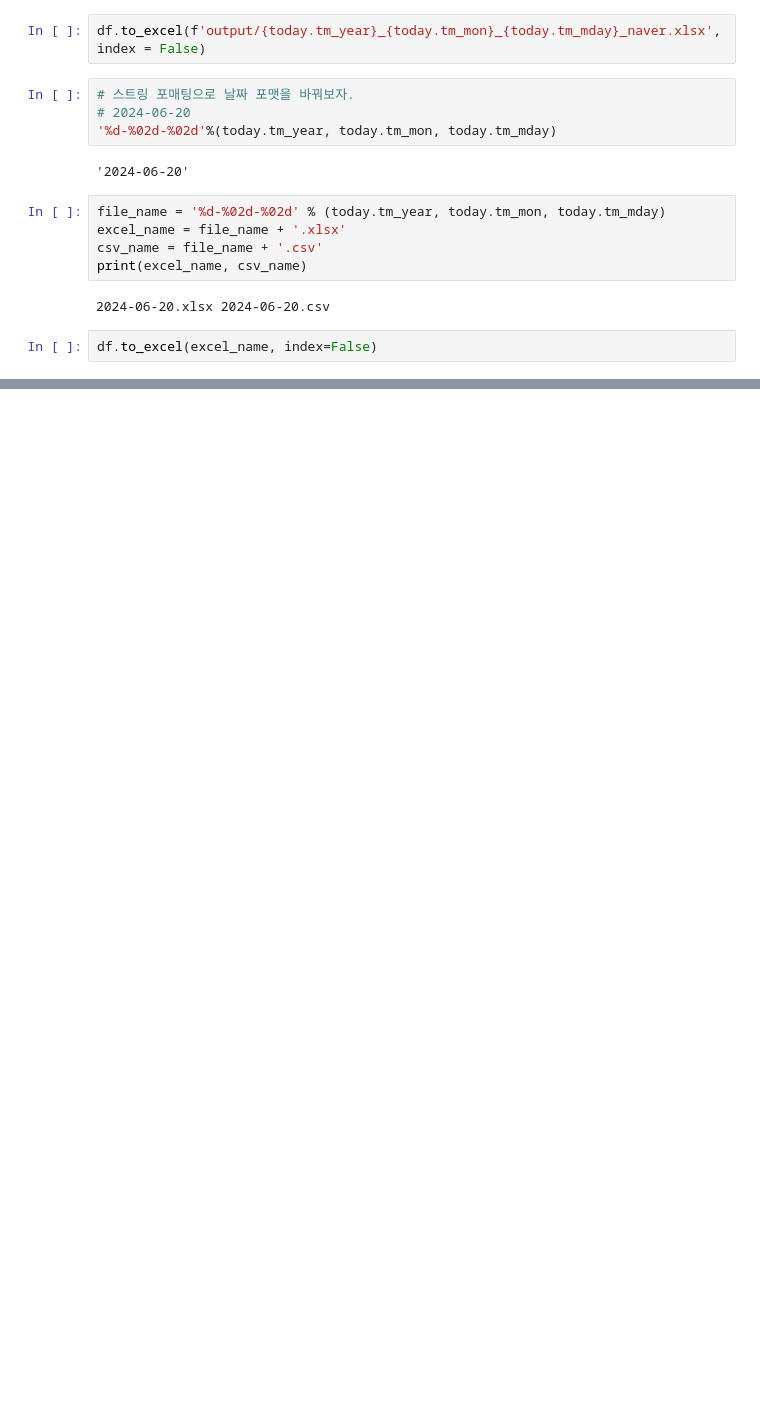
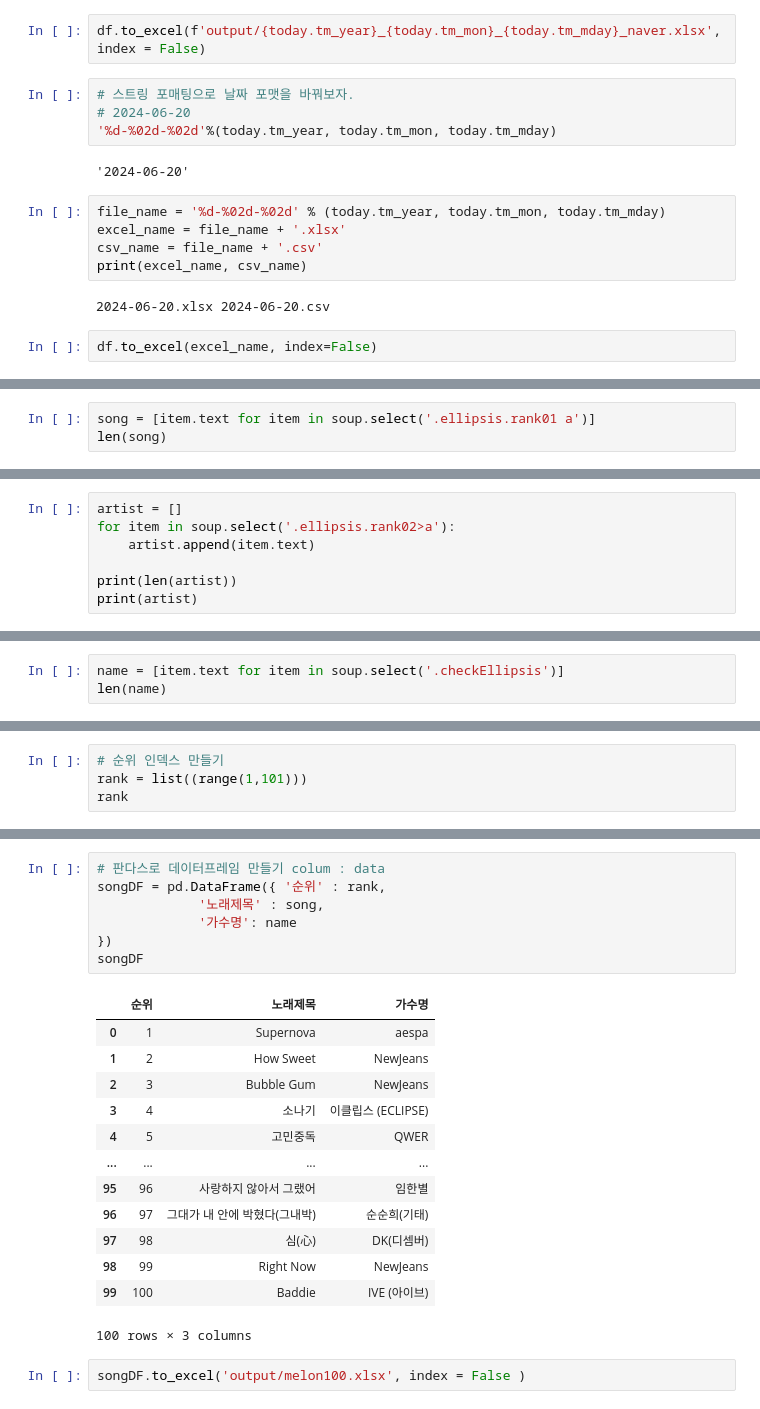
Before and after one commit to kominhy/wassup3, a Jupyter notebook: 02_Python_Collection/02_Requests.ipynb, the cells around one changed output, grey strips where cells are left out. Drawn from its saved outputs; the diff is of its cells as text; blank space fills up the shorter version.

```diff
--- a/02_Python_Collection/02_Requests.ipynb
+++ b/02_Python_Collection/02_Requests.ipynb
@@ -304,0 +398,3 @@ df.to_excel(excel_name, index=False)
+# %%
+song = [item.text for item in soup.select('.ellipsis.rank01 a')]
+len(song)
@@ -304,0 +452,7 @@ df.to_excel(excel_name, index=False)
+# %%
+artist = []
+for item in soup.select('.ellipsis.rank02>a'):
+    artist.append(item.text)
+
+print(len(artist))
+print(artist)
@@ -304,0 +466,3 @@ df.to_excel(excel_name, index=False)
+# %%
+name = [item.text for item in soup.select('.checkEllipsis')]
+len(name)
@@ -304,0 +471,4 @@ df.to_excel(excel_name, index=False)
+# %%
+# 순위 인덱스 만들기
+rank = list((range(1,101)))
+rank
@@ -304,0 +493,23 @@ df.to_excel(excel_name, index=False)
+# %%
+# 판다스로 데이터프레임 만들기 colum : data
+songDF = pd.DataFrame({ '순위' : rank,
+             '노래제목' : song,
+             '가수명': name
+})
+songDF
+# %% [output]
+|  | 순위 | 노래제목 | 가수명 |
+| 0 | 1 | Supernova | aespa |
+| 1 | 2 | How Sweet | NewJeans |
+| 2 | 3 | Bubble Gum | NewJeans |
+| 3 | 4 | 소나기 | 이클립스 (ECLIPSE) |
+| 4 | 5 | 고민중독 | QWER |
+| ... | ... | ... | ... |
+| 95 | 96 | 사랑하지 않아서 그랬어 | 임한별 |
+| 96 | 97 | 그대가 내 안에 박혔다(그내박) | 순순희(기태) |
+| 97 | 98 | 심(心) | DK(디셈버) |
+| 98 | 99 | Right Now | NewJeans |
+| 99 | 100 | Baddie | IVE (아이브) |
+100 rows × 3 columns
+# %%
+songDF.to_excel('output/melon100.xlsx', index = False )
```
Also changed, not shown: parts of 47 cells of this notebook, 4 other files.
